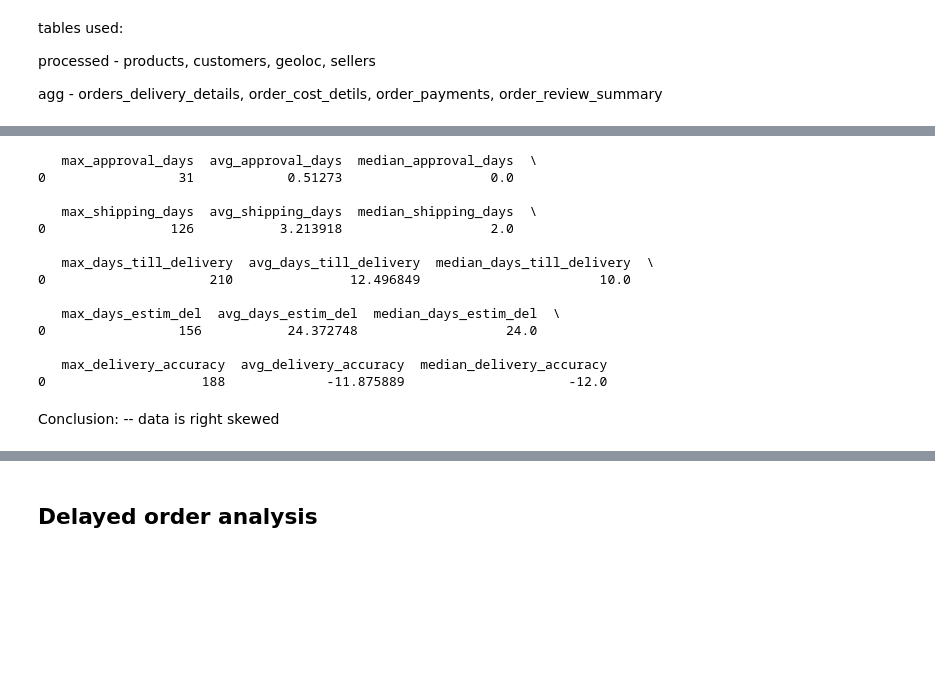
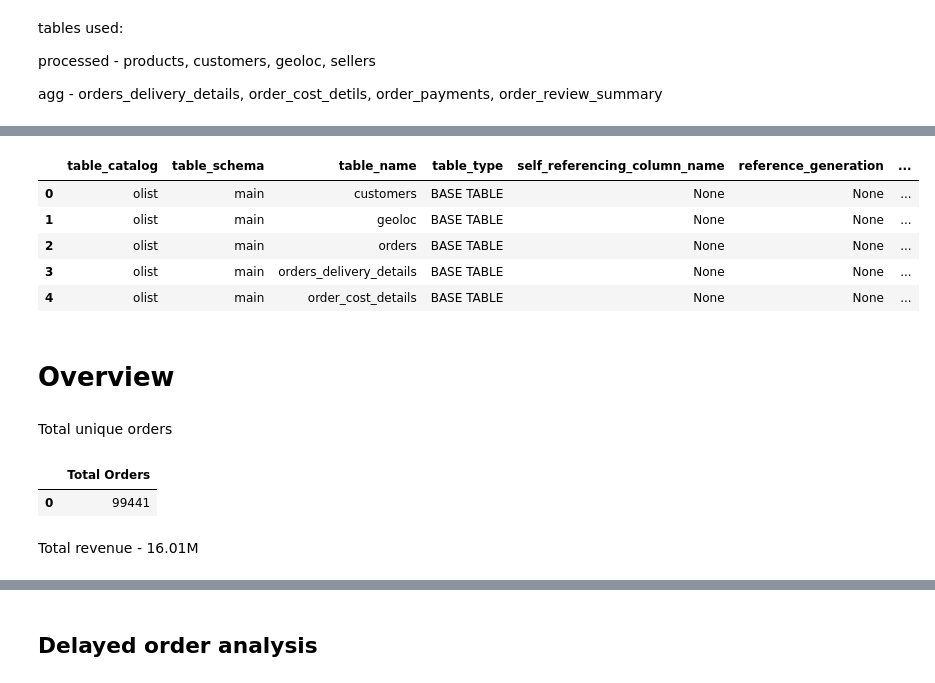
Before and after one commit to tejalig/olist-analysis, a Jupyter notebook: notebooks/05_EDA.ipynb, the cells around one changed output, grey strips where cells are left out. Saved outputs shown, nothing was run; the diff lists cells and outputs as text; code cells hidden in the pictures; blank space fills up the shorter version.

```diff
--- a/notebooks/05_EDA.ipynb
+++ b/notebooks/05_EDA.ipynb
@@ -40,41 +13,31 @@ print(result)
-# %%
-# summary statistics
-query = """
-    select
-        max(days_till_approval) as max_approval_days,
-        avg(days_till_approval) as avg_approval_days,
-        median(days_till_approval) as median_approval_days,
-        max(days_till_shipped) as max_shipping_days,
-        avg(days_till_shipped) as avg_shipping_days,
-        median(days_till_shipped) as median_shipping_days,
-        max(days_till_delivered) as max_days_till_delivery,
-        avg(days_till_delivered) as avg_days_till_delivery,
-        median(days_till_delivered) as median_days_till_delivery,
-        max(days_till_estim_delivery) as max_days_estim_del,
-        avg(days_till_estim_delivery) as avg_days_estim_del,
-        median(days_till_estim_delivery) as median_days_estim_del,
-        max(delivery_days_accuracy) as max_delivery_accuracy,
-        avg(delivery_days_accuracy) as avg_delivery_accuracy,
-        median(delivery_days_accuracy) as median_delivery_accuracy
-    from view_orders_delivered
-"""
-result = conn.execute(query).df().head()
-print(result)
-# %% [output]
-   max_approval_days  avg_approval_days  median_approval_days  \
-0                 31            0.51273                   0.0
-
-   max_shipping_days  avg_shipping_days  median_shipping_days  \
-0                126           3.213918                   2.0
-
-   max_days_till_delivery  avg_days_till_delivery  median_days_till_delivery  \
-0                     210               12.496849                       10.0
-
-   max_days_estim_del  avg_days_estim_del  median_days_estim_del  \
-0                 156           24.372748                   24.0
-
-   max_delivery_accuracy  avg_delivery_accuracy  median_delivery_accuracy
-0                    188             -11.875889                     -12.0
-# %% [markdown]
-Conclusion:
--- data is right skewed
+# %%
+# let's check the order delivery details
+query = """
+    SELECT * from information_schema.tables
+"""
+
+conn.execute(query).df().head()
+# %% [output]
+|  | table_catalog | table_schema | table_name | table_type | self_referencing_column_name | reference_generation | ... |
+| 0 | olist | main | customers | BASE TABLE | None | None | ... |
+| 1 | olist | main | geoloc | BASE TABLE | None | None | ... |
+| 2 | olist | main | orders | BASE TABLE | None | None | ... |
+| 3 | olist | main | orders_delivery_details | BASE TABLE | None | None | ... |
+| 4 | olist | main | order_cost_details | BASE TABLE | None | None | ... |
+# %% [markdown]
+# Overview
+# %% [markdown]
+Total unique orders
+# %%
+# Total Unique orders
+query = """
+    SELECT COUNT(distinct order_id) as 'Total Orders'
+    FROM orders_delivery_details
+"""
+
+conn.execute(query).df()
+# %% [output]
+|  | Total Orders |
+| 0 | 99441 |
+# %% [markdown]
+Total revenue - 16.01M
```
Also changed, not shown: parts of 18 cells of this notebook.
